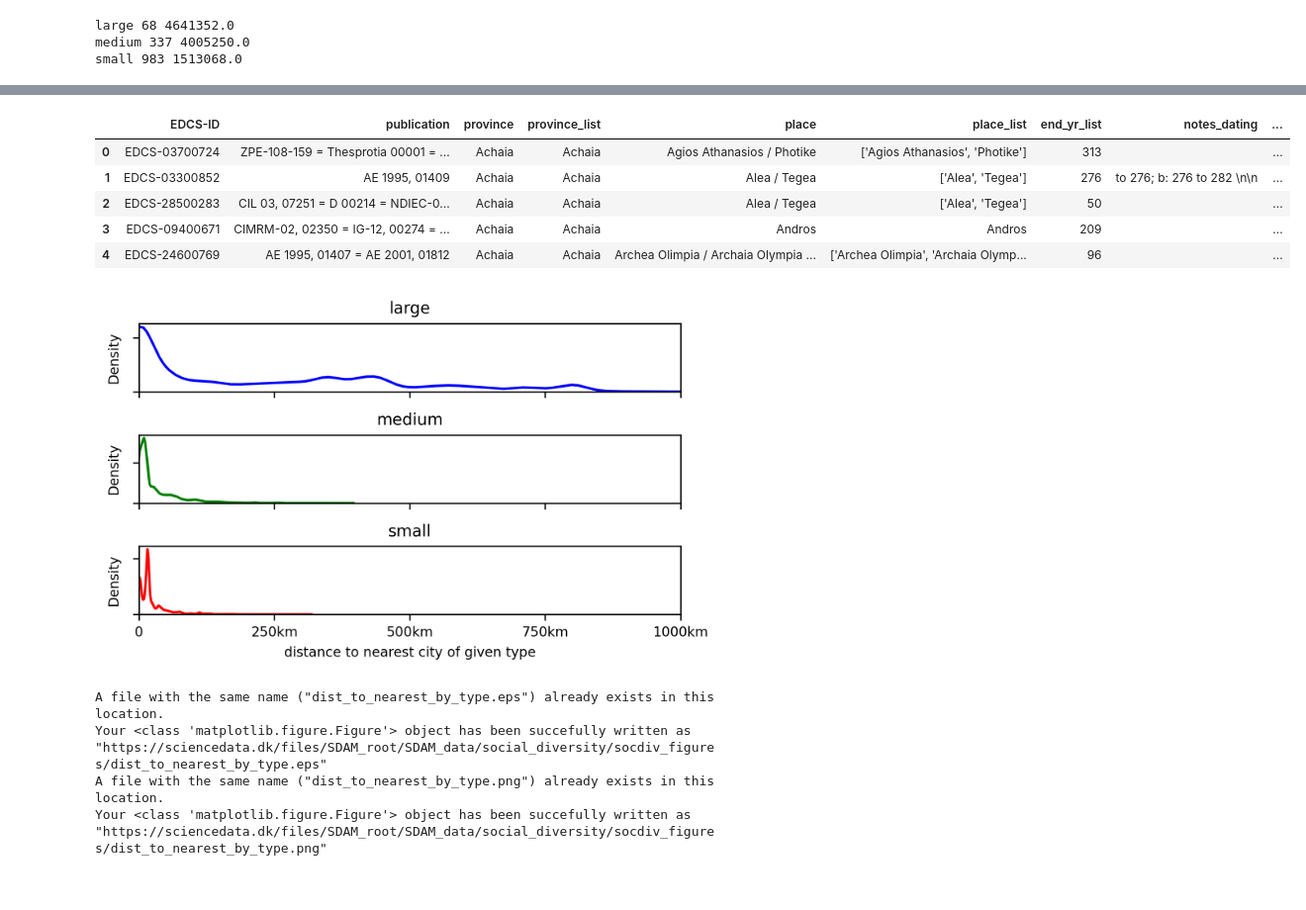
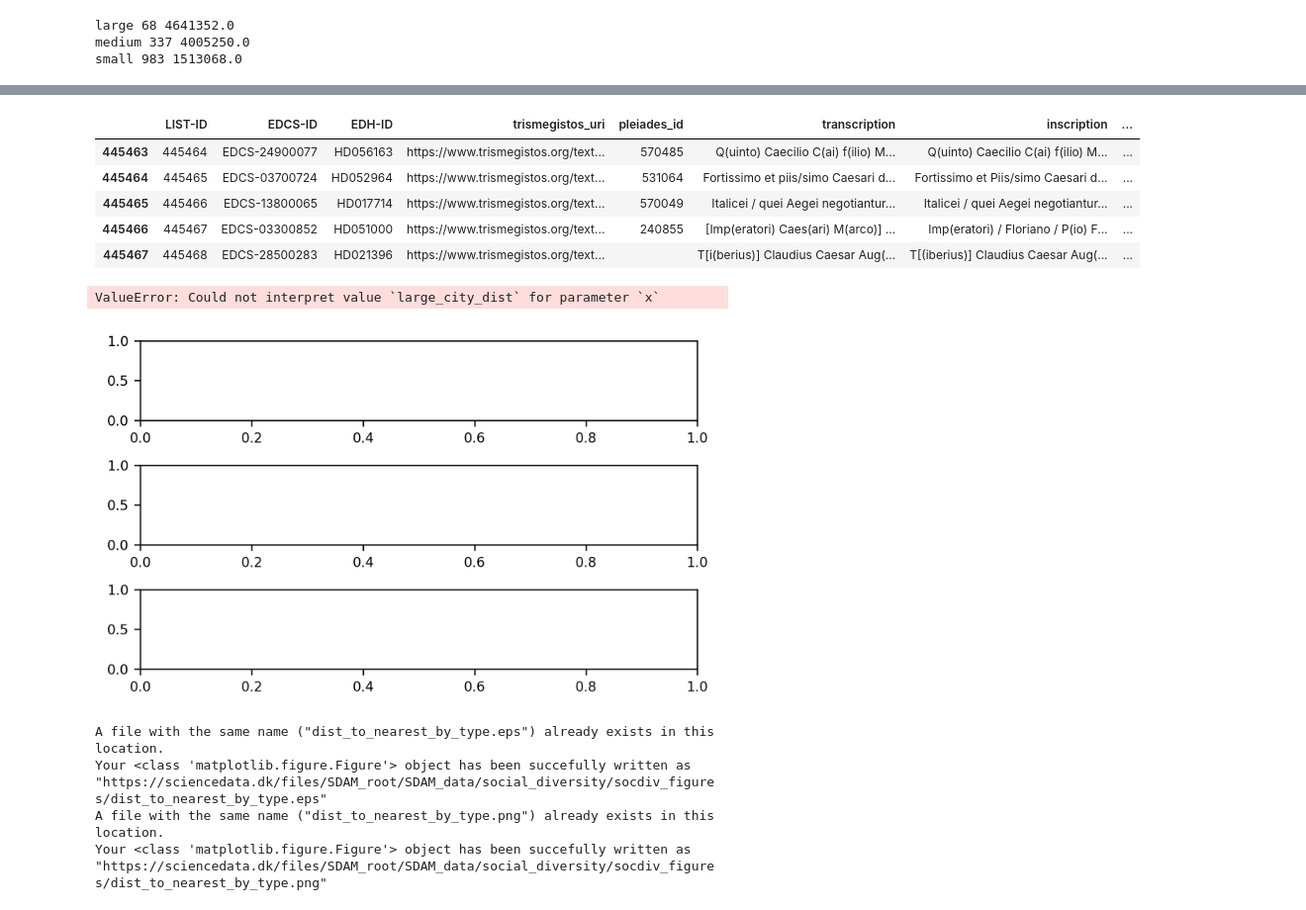
Before and after one commit to past-networks/roman_ECI, a Jupyter notebook: scripts/data-generation/3_URBAN-CONTEXTS.ipynb, the cells around one changed output, grey strips where cells are left out. Shown at 99% size. Drawn from its saved outputs; the diff is of its cells as text; code cells hidden in the pictures.

```diff
--- a/scripts/data-generation/3_URBAN-CONTEXTS.ipynb
+++ b/scripts/data-generation/3_URBAN-CONTEXTS.ipynb
@@ -54,5 +65,5 @@ socdiv_results = gc.open_by_url("https://docs.google.com/spreadsheets/d/1kACGBS9
 # %%
 # find local version of the input dataset
-local_paths = !find ~/Projects -name "LIRE_v1-2.parquet"
+local_paths = !find ~/Github -name "LIST_v1-0.parquet"
 print(local_paths)
 # %% [output]
@@ -60,14 +71,14 @@ print(local_paths)
 # %%
-# read LIRE dataset from zenodo or locally, if already available
+# read LIST dataset from zenodo or locally, if already available
 try:
-    LIRE = gpd.read_parquet(local_paths[0])
+    LIST = gpd.read_parquet(local_paths[0])
     print("local copy found and loaded")
 except:# !!! use carefully - takes time
     q = input("local file not found, try another put, or input 'y' for download")
     if q == "y":
-        LIRE = gpd.read_file("https://zenodo.org/record/5074774/files/LIREg.geojson?download=1", driver="geoJSON")
+        LIST = gpd.read_file("https://zenodo.org/record/8431323/files/LIST_v1-0.geojson?download=1", driver="geoJSON")
         print("file downloaded from zenodo")
-        LIRE.to_parquet("../data/large_data/LIREg.parquet")
+        LIST.to_parquet("../../data/large_data/LISTg.parquet")
 # %% [output]
 local copy found and loaded
 # %%
@@ -80,4 +91,4 @@ print(LIRE.columns.tolist())
 # %%
-roman_cities = gpd.read_file("../data/roman_cities_pop.geojson")
-pleiades_regions = gpd.read_file("../data/pleiades_regions.geojson")
-pleiades_regions_west = gpd.read_file("../data/pleiades_regions_west.geojson")
+roman_cities = gpd.read_file("../../data/roman_cities_pop.geojson")
+pleiades_regions = gpd.read_file("../../data/pleiades_regions.geojson")
+pleiades_regions_west = gpd.read_file("../../data/pleiades_regions_west.geojson")
@@ -112,2 +129,2 @@ len(LIRE)
 # %%
-LIRE["is_western"] = LIRE.within(regions_west_union)
+LIST["is_western"] = LIST.within(regions_west_union)
@@ -189,17 +218,17 @@ Wall time: 38.8 s
 # %%
-LIRE.head(5)
+LIST.head(5)
 # %% [output]
-|  | EDCS-ID | publication | province | province_list | place | place_list | end_yr_list | notes_dating | ... |
-| 0 | EDCS-03700724 | ZPE-108-159 = Thesprotia 00001 = ... | Achaia | Achaia | Agios Athanasios / Photike | ['Agios Athanasios', 'Photike'] | 313 |  | ... |
-| 1 | EDCS-03300852 | AE 1995, 01409 | Achaia | Achaia | Alea / Tegea | ['Alea', 'Tegea'] | 276 | to 276; b: 276 to 282 \n\n | ... |
-| 2 | EDCS-28500283 | CIL 03, 07251 = D 00214 = NDIEC-0... | Achaia | Achaia | Alea / Tegea | ['Alea', 'Tegea'] | 50 |  | ... |
-| 3 | EDCS-09400671 | CIMRM-02, 02350 = IG-12, 00274 = ... | Achaia | Achaia | Andros | Andros | 209 |  | ... |
-| 4 | EDCS-24600769 | AE 1995, 01407 = AE 2001, 01812 | Achaia | Achaia | Archea Olimpia / Archaia Olympia ... | ['Archea Olimpia', 'Archaia Olymp... | 96 |  | ... |
+|  | LIST-ID | EDCS-ID | EDH-ID | trismegistos_uri | pleiades_id | transcription | inscription | ... |
+| 445463 | 445464 | EDCS-24900077 | HD056163 | https://www.trismegistos.org/text... | 570485 | Q(uinto) Caecilio C(ai) f(ilio) M... | Q(uinto) Caecilio C(ai) f(ilio) M... | ... |
+| 445464 | 445465 | EDCS-03700724 | HD052964 | https://www.trismegistos.org/text... | 531064 | Fortissimo et piis/simo Caesari d... | Fortissimo et Piis/simo Caesari d... | ... |
+| 445465 | 445466 | EDCS-13800065 | HD017714 | https://www.trismegistos.org/text... | 570049 | Italicei / quei Aegei negotiantur... | Italicei / quei Aegei negotiantur... | ... |
+| 445466 | 445467 | EDCS-03300852 | HD051000 | https://www.trismegistos.org/text... | 240855 | [Imp(eratori) Caes(ari) M(arco)] ... | Imp(eratori) / Floriano / P(io) F... | ... |
+| 445467 | 445468 | EDCS-28500283 | HD021396 | https://www.trismegistos.org/text... |  | T[i(berius)] Claudius Caesar Aug(... | T[(iberius)] Claudius Caesar Aug(... | ... |
 # %%
 fig, [ax1, ax2, ax3]=plt.subplots(3, 1, figsize=(5.2, 3.2), tight_layout=True)
 
 for ax, label, color in zip([ax1, ax2, ax3], ["large", "medium", "small"], ["blue", "green", "red"]):
-    sns.kdeplot(label + "_city_dist", color=color, data=LIRE, ax=ax)
+    sns.kdeplot(label + "_city_dist", color=color, data=LIST, ax=ax)
     ax.set_title(label)
     ax.set_xlim(0, 1000000)
     ax.set_xticks([0, 250000, 500000, 750000, 1000000])
@@ -211,7 +240,8 @@ for ax, label, color in zip([ax1, ax2, ax3], ["large", "medium", "small"], ["blu
     else:
         ax.set_xlabel("distance to nearest city of given type")
 # %% [output]
+ValueError: Could not interpret value `large_city_dist` for parameter `x`
-[figure, old version]
+[figure, new version]
 # %%
 save_figure(fig, "dist_to_nearest_by_type")
 # %% [output]
```
Also changed, not shown: parts of 42 cells of this notebook, 17 other files.
